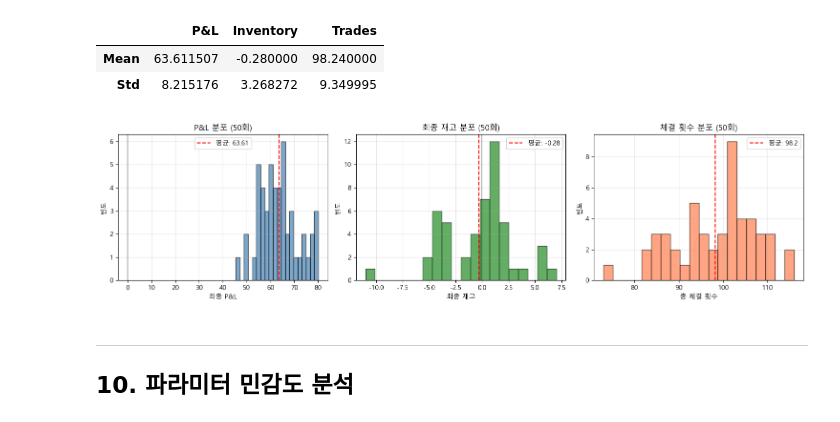
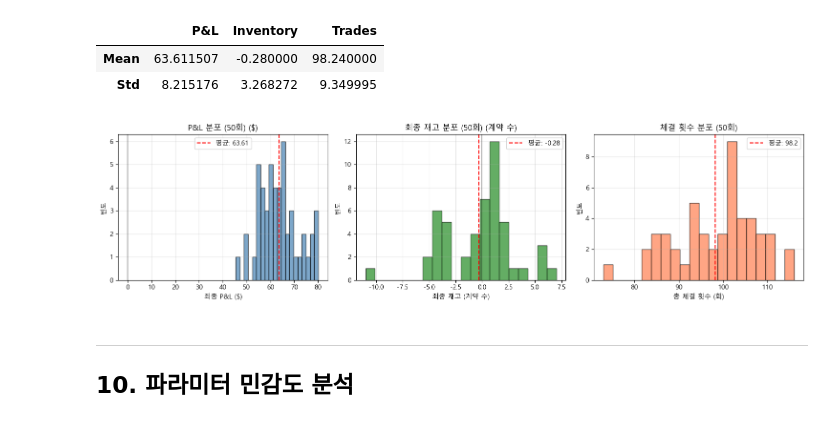
Before and after one commit to SangHyeok0204/Option-Derivatives-MM-optimization-, a Jupyter notebook: simulation/avellaneda_stoikov_simulation.ipynb, the cells around one changed output. Saved outputs shown, nothing was run; the diff lists cells and outputs as text; code cells hidden in the pictures.

```diff
--- a/simulation/avellaneda_stoikov_simulation.ipynb
+++ b/simulation/avellaneda_stoikov_simulation.ipynb
@@ -61,10 +61,10 @@ class SimulationConfig:
     data_source: Literal['real', 'monte_carlo'] = 'real'
     real_data_path: str = '../data/kospi200_option_B0164812_20260316_1408.csv'
 
-    # === Paper 모드 설정 ===
-    paper_n_steps: int = 21600
+    # === Paper 모드 설정 (논문 기준: T=1, dt=0.005, n_steps=200) ===
+    paper_n_steps: int = 200
 
-    # === Develop 모드: 시간 설정 ===
+    # === Develop 모드: 시간 설정 (실제 장시간: 6시간 = 21600초) ===
     dt: float = 1.0
     T_hours: float = 6.0
 
@@ -138,7 +138,7 @@ class SimulationConfig:
     def dt_sim(self) -> float:
         """시뮬레이션 dt"""
         if self.mode == 'paper':
-            return self.T_total / self.paper_n_steps
+            return self.T_total / self.paper_n_steps  # 1/200 = 0.005
         return self.dt
 # %% [markdown]
 ---
@@ -971,6 +1007,12 @@ pd.DataFrame({
 # %%
 # 분포 시각화
 fig, axes = plt.subplots(1, 3, figsize=(15, 4))
+
+# 단위 설정
+if MODE == 'paper':
+    price_unit = '($)'
+else:
+    price_unit = '(pt)'
 
 # P&L 분포
 ax1 = axes[0]
@@ -978,40 +1020,40 @@ ax1.hist(final_pnls, bins=20, edgecolor='black', alpha=0.7, color='steelblue')
 ax1.axvline(x=final_pnls.mean(), color='red', linestyle='--',
             label=f'평균: {final_pnls.mean():.2f}')
 ax1.axvline(x=0, color='black', linestyle='-', alpha=0.3)
-ax1.set_xlabel('최종 P&L')
+ax1.set_xlabel(f'최종 P&L {price_unit}')
 ax1.set_ylabel('빈도')
-ax1.set_title(f'P&L 분포 ({n_simulations}회)')
+ax1.set_title(f'P&L 분포 ({n_simulations}회) {price_unit}')
 ax1.legend()
 ax1.grid(True, alpha=0.3)
 
 # 재고 분포
 ax2 = axes[1]
 ax2.hist(final_inventories, bins=20, edgecolor='black', alpha=0.7, color='forestgreen')
 ax2.axvline(x=final_inventories.mean(), color='red', linestyle='--',
             label=f'평균: {final_inventories.mean():.2f}')
 ax2.axvline(x=0, color='black', linestyle='-', alpha=0.3)
-ax2.set_xlabel('최종 재고')
+ax2.set_xlabel('최종 재고 (계약 수)')
 ax2.set_ylabel('빈도')
-ax2.set_title(f'최종 재고 분포 ({n_simulations}회)')
+ax2.set_title(f'최종 재고 분포 ({n_simulations}회) (계약 수)')
 ax2.legend()
 ax2.grid(True, alpha=0.3)
 
 # 체결 횟수 분포
 ax3 = axes[2]
 ax3.hist(final_trades, bins=20, edgecolor='black', alpha=0.7, color='coral')
 ax3.axvline(x=final_trades.mean(), color='red', linestyle='--',
             label=f'평균: {final_trades.mean():.1f}')
-ax3.set_xlabel('총 체결 횟수')
+ax3.set_xlabel('총 체결 횟수 (회)')
 ax3.set_ylabel('빈도')
 ax3.set_title(f'체결 횟수 분포 ({n_simulations}회)')
 ax3.legend()
 ax3.grid(True, alpha=0.3)
 
 plt.tight_layout()
 plt.savefig(f'{RESULTS_DIR}/simulation_distribution_{MODE}_mode.png', dpi=150, bbox_inches='tight')
 plt.show()
 # %% [output]
-[figure, old version]
+[figure, new version]
 # %% [markdown]
 ---
 ## 10. 파라미터 민감도 분석
```
Also changed, not shown: parts of 3 cells of this notebook, 14 other files.
